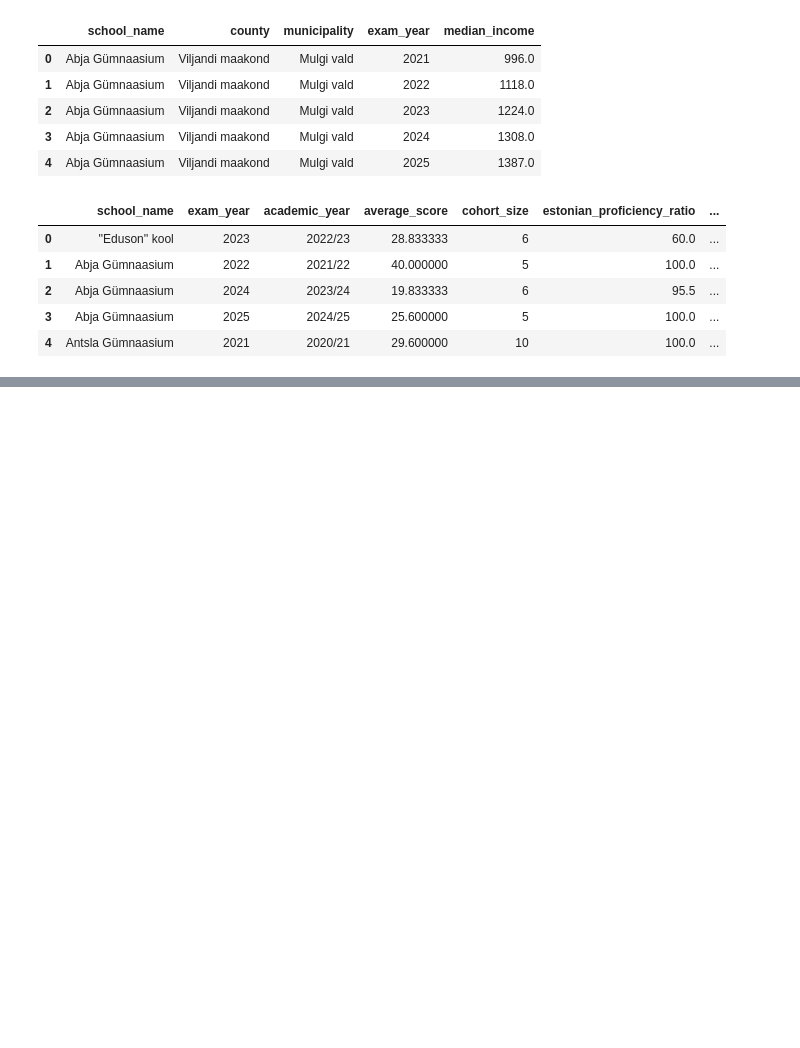
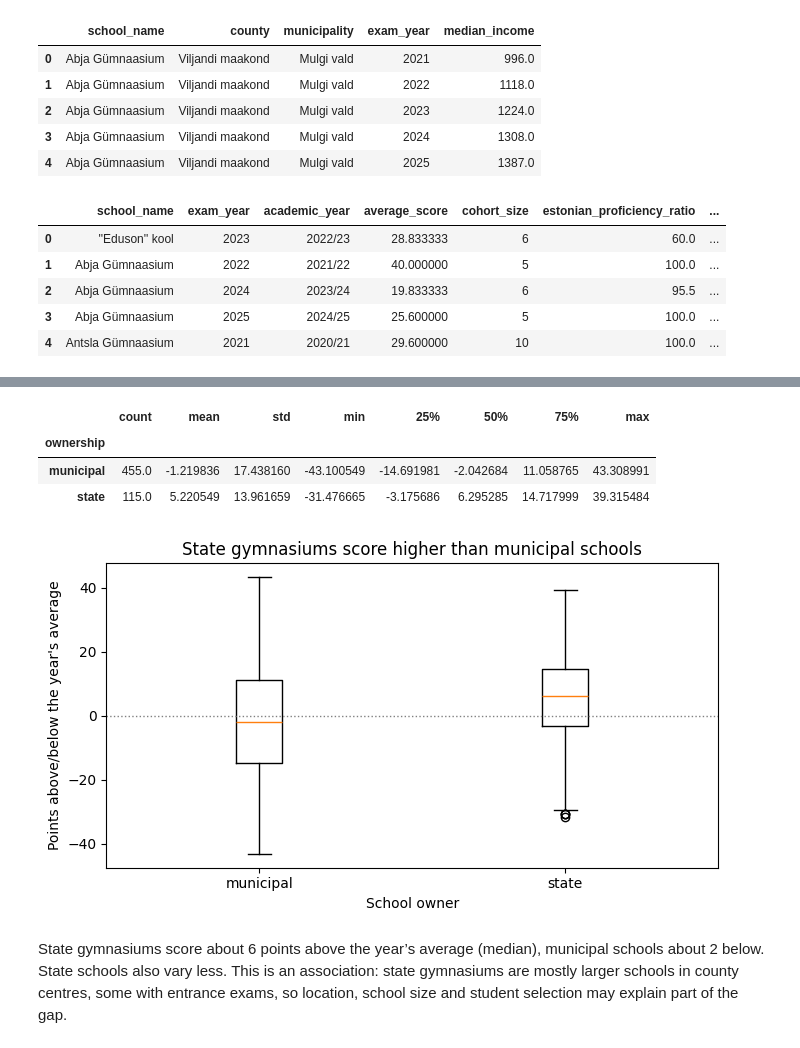
Before and after one commit to valpar/estonia-exam-gap, a Jupyter notebook: notebooks/Features.ipynb, the cells around one changed output, grey strips where cells are left out. Cells and saved outputs as stored; diff of their text form; code cells hidden in the pictures; blank space fills up the shorter version.

```diff
--- a/notebooks/Features.ipynb
+++ b/notebooks/Features.ipynb
@@ -1057,0 +1187,6 @@ df_master.head()
+# %%
+# Year-adjusted score: points above (+) or below (-) the average of the same exam year.
+# transform('mean') puts each year's average back on every row of that year,
+# so every school can be compared with its own year.
+df_master['score_vs_year'] = df_master['average_score'] - df_master.groupby('exam_year')['average_score'].transform('mean')
+df_master[['school_name', 'exam_year', 'average_score', 'score_vs_year']].head()
@@ -1057,0 +1200,29 @@ df_master.head()
+# %%
+# Public schools only (private schools have no ownership value and are outside our scope)
+df_public = df_master[df_master['ownership'].notna()]
+
+# Summary of the year-adjusted score per owner type
+df_public.groupby('ownership')['score_vs_year'].describe()
+# %% [output]
+|  | count | mean | std | min | 25% | 50% | 75% | max |
+| ownership |  |  |  |  |  |  |  |  |
+| municipal | 455.0 | -1.219836 | 17.438160 | -43.100549 | -14.691981 | -2.042684 | 11.058765 | 43.308991 |
+| state | 115.0 | 5.220549 | 13.961659 | -31.476665 | -3.175686 | 6.295285 | 14.717999 | 39.315484 |
+# %%
+# Box plot: one box per owner type
+fig, ax = plt.subplots(figsize=(7, 4))
+groups = ['municipal', 'state']
+ax.boxplot([df_public.loc[df_public['ownership'] == g, 'score_vs_year'] for g in groups],
+           tick_labels=groups)
+
+# Dotted line at 0 = exactly the year's average
+ax.axhline(0, color='grey', linestyle=':', linewidth=1)
+ax.set(title='State gymnasiums score higher than municipal schools',
+       xlabel='School owner',
+       ylabel="Points above/below the year's average")
+fig.tight_layout()
+plt.show()
+# %% [output]
+[figure, added]
+# %% [markdown]
+State gymnasiums score about 6 points above the year’s average (median), municipal schools about 2 below. State schools also vary less. This is an association: state gymnasiums are mostly larger schools in county centres, some with entrance exams, so location, school size and student selection may explain part of the gap.
```
Also changed, not shown: parts of 23 cells of this notebook.
